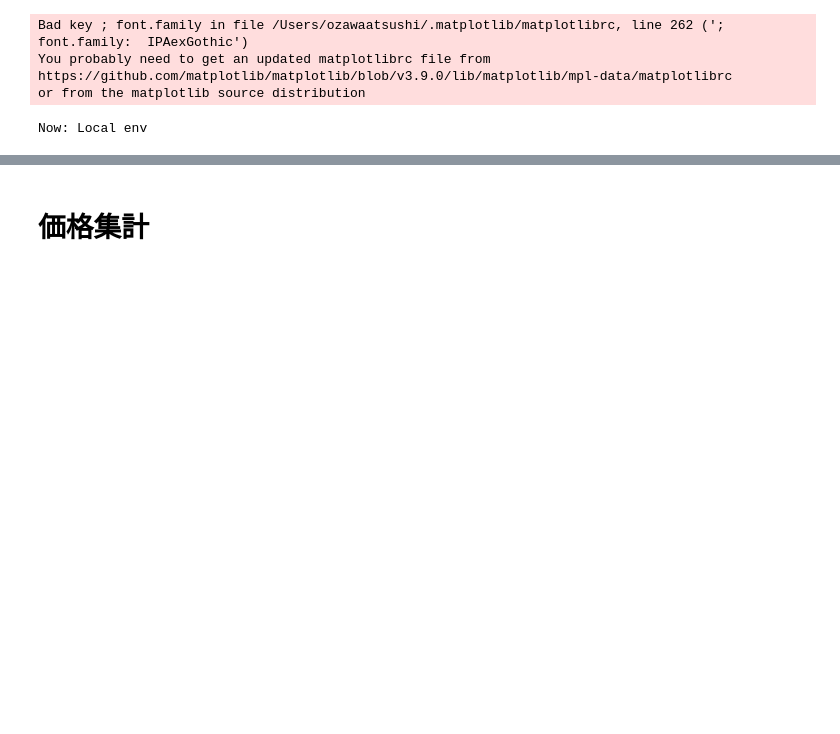
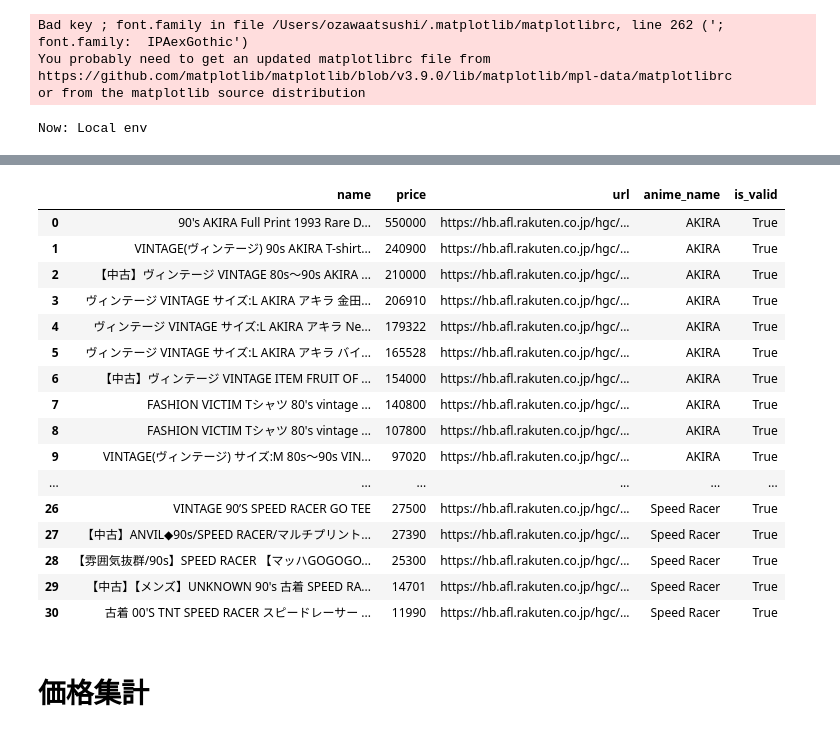
Before and after one commit to atsushimemet/vook_db_lambda, a Jupyter notebook: notebook/rakuten_animeTshirts_prices_v2.ipynb, the cells around one changed output, grey strips where cells are left out. Saved outputs shown, nothing was run; the diff lists cells and outputs as text; code cells hidden in the pictures; blank space fills up the shorter version.

Commit message:
update: output df_last

```diff
--- a/notebook/rakuten_animeTshirts_prices_v2.ipynb
+++ b/notebook/rakuten_animeTshirts_prices_v2.ipynb
@@ -348,5 +355,25 @@ df_last.to_csv("../data/output/rakuten_bandTshirts_prices/output_2.csv", index=F
 # %%
-df_last = pd.read_csv("../data/output/rakuten_bandTshirts_prices/output_2.csv")
+df_last = pd.read_csv("../data/output/rakuten_animeTshirts_prices/output_2.csv")
+# %%
+df_last
+# %% [output]
+|  | name | price | url | anime_name | is_valid |
+| 0 | 90's AKIRA Full Print 1993 Rare D... | 550000 | https://hb.afl.rakuten.co.jp/hgc/... | AKIRA | True |
+| 1 | VINTAGE(ヴィンテージ) 90s AKIRA T-shirt... | 240900 | https://hb.afl.rakuten.co.jp/hgc/... | AKIRA | True |
+| 2 | 【中古】ヴィンテージ VINTAGE 80s～90s AKIRA ... | 210000 | https://hb.afl.rakuten.co.jp/hgc/... | AKIRA | True |
+| 3 | ヴィンテージ VINTAGE サイズ:L AKIRA アキラ 金田... | 206910 | https://hb.afl.rakuten.co.jp/hgc/... | AKIRA | True |
+| 4 | ヴィンテージ VINTAGE サイズ:L AKIRA アキラ Ne... | 179322 | https://hb.afl.rakuten.co.jp/hgc/... | AKIRA | True |
+| 5 | ヴィンテージ VINTAGE サイズ:L AKIRA アキラ バイ... | 165528 | https://hb.afl.rakuten.co.jp/hgc/... | AKIRA | True |
+| 6 | 【中古】ヴィンテージ VINTAGE ITEM FRUIT OF ... | 154000 | https://hb.afl.rakuten.co.jp/hgc/... | AKIRA | True |
+| 7 | FASHION VICTIM Tシャツ 80's vintage ... | 140800 | https://hb.afl.rakuten.co.jp/hgc/... | AKIRA | True |
+| 8 | FASHION VICTIM Tシャツ 80's vintage ... | 107800 | https://hb.afl.rakuten.co.jp/hgc/... | AKIRA | True |
+| 9 | VINTAGE(ヴィンテージ) サイズ:M 80s～90s VIN... | 97020 | https://hb.afl.rakuten.co.jp/hgc/... | AKIRA | True |
+| ... | ... | ... | ... | ... | ... |
+| 26 | VINTAGE 90’S SPEED RACER GO TEE | 27500 | https://hb.afl.rakuten.co.jp/hgc/... | Speed Racer | True |
+| 27 | 【中古】ANVIL◆90s/SPEED RACER/マルチプリント... | 27390 | https://hb.afl.rakuten.co.jp/hgc/... | Speed Racer | True |
+| 28 | 【雰囲気抜群/90s】SPEED RACER 【マッハGOGOGO... | 25300 | https://hb.afl.rakuten.co.jp/hgc/... | Speed Racer | True |
+| 29 | 【中古】【メンズ】UNKNOWN 90's 古着 SPEED RA... | 14701 | https://hb.afl.rakuten.co.jp/hgc/... | Speed Racer | True |
+| 30 | 古着 00'S TNT SPEED RACER スピードレーサー ... | 11990 | https://hb.afl.rakuten.co.jp/hgc/... | Speed Racer | True |
 # %% [markdown]
 # 価格集計
 # %%
```
Also changed, not shown: parts of 23 cells of this notebook.
